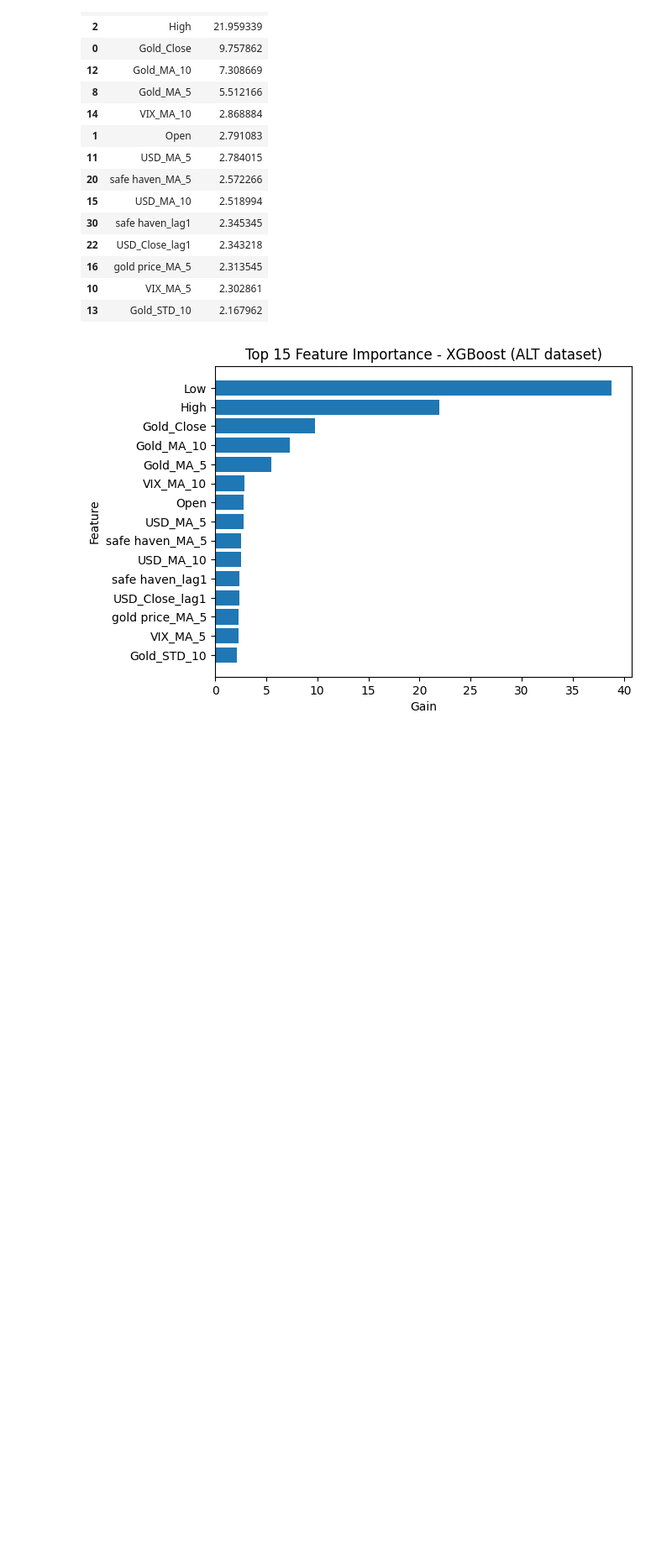
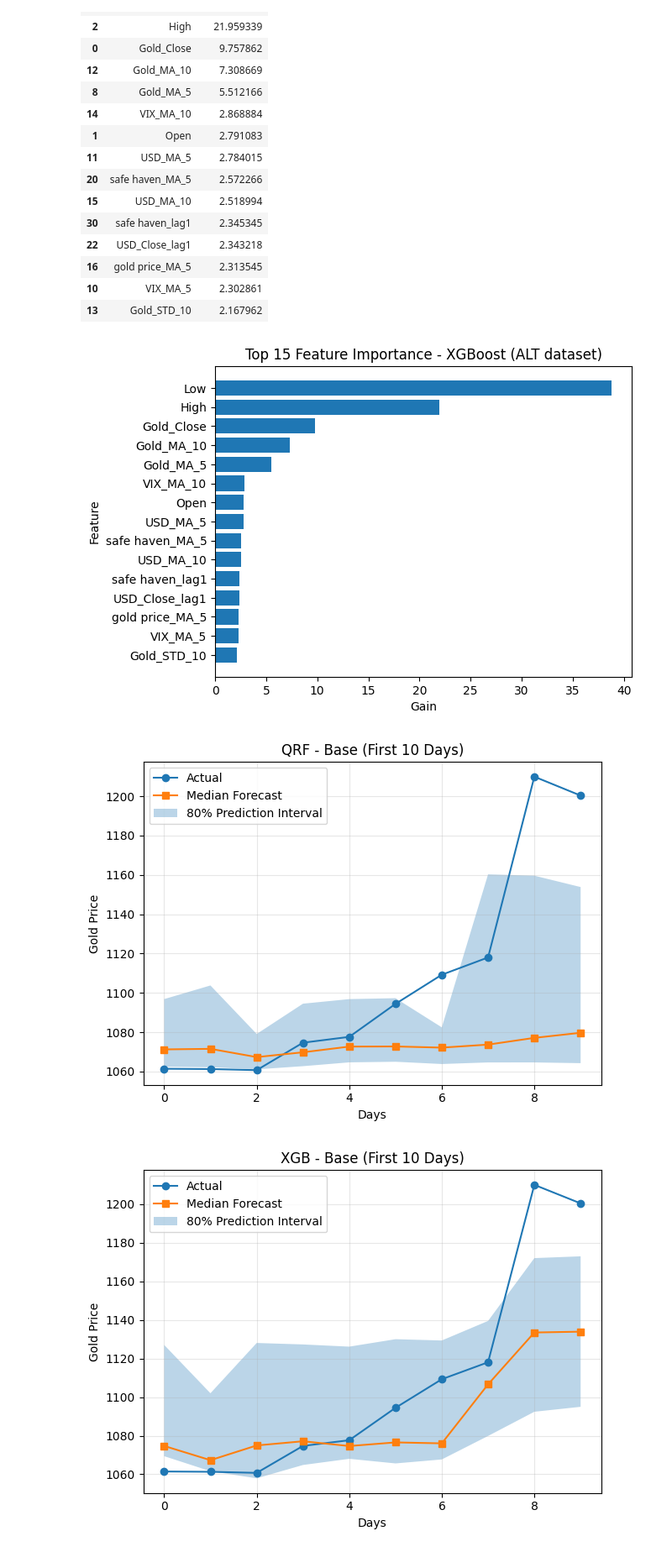
Before and after one commit to AbdoZwein/oamk_thesis, a Jupyter notebook: thesis_modeling.ipynb, the cells around one changed output. Shown at 84% size. Cells and saved outputs as stored; diff of their text form; code cells hidden in the pictures; blank space fills up the shorter version.

```diff
--- a/thesis_modeling.ipynb
+++ b/thesis_modeling.ipynb
@@ -684,3 +687,47 @@ Top 15 XGBoost Features (ALT dataset):
 | 10 | VIX_MA_5 | 2.302861 |
 | 13 | Gold_STD_10 | 2.167962 |
 [figure]
+# %%
+
+# ============================================
+# FIRST 10 DAYS FORECAST COMPARISON
+# ============================================
+
+def plot_first_10(actual, preds, model_name, dataset_name):
+
+    actual_first10 = actual[:10]
+    lower = preds[0][:10]
+    median = preds[1][:10]
+    upper = preds[2][:10]
+
+    plt.figure()
+    plt.plot(actual_first10, label="Actual", marker='o')
+    plt.plot(median, label="Median Forecast", marker='s')
+    plt.fill_between(
+        range(10),
+        lower,
+        upper,
+        alpha=0.3,
+        label="80% Prediction Interval"
+    )
+
+    plt.title(f"{model_name} - {dataset_name} (First 10 Days)")
+    plt.xlabel("Days")
+    plt.ylabel("Gold Price")
+    plt.legend(loc="best")
+    plt.grid(True, alpha=0.3)
+    plt.tight_layout()
+    plt.show()
+
+
+for dataset_name in ["Base", "Alt"]:
+
+    y_test = results[dataset_name]["y_test"]
+
+    for model in ["QRF", "XGB", "Prophet"]:
+
+        preds = results[dataset_name][model]
+        plot_first_10(y_test, preds, model, dataset_name)
+# %% [output]
+[figure, added]
+[figure, added]
```
Also changed, not shown: parts of 7 cells of this notebook.
